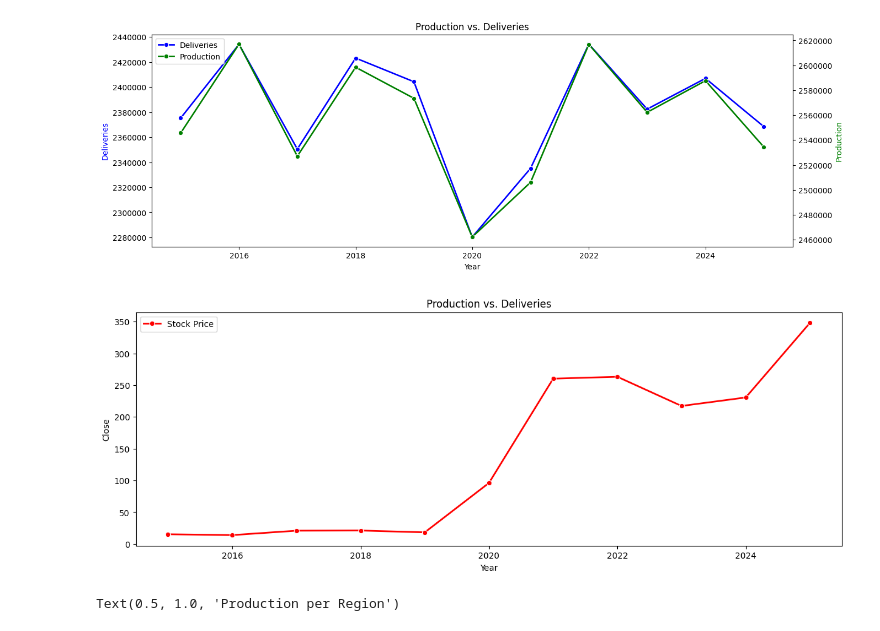
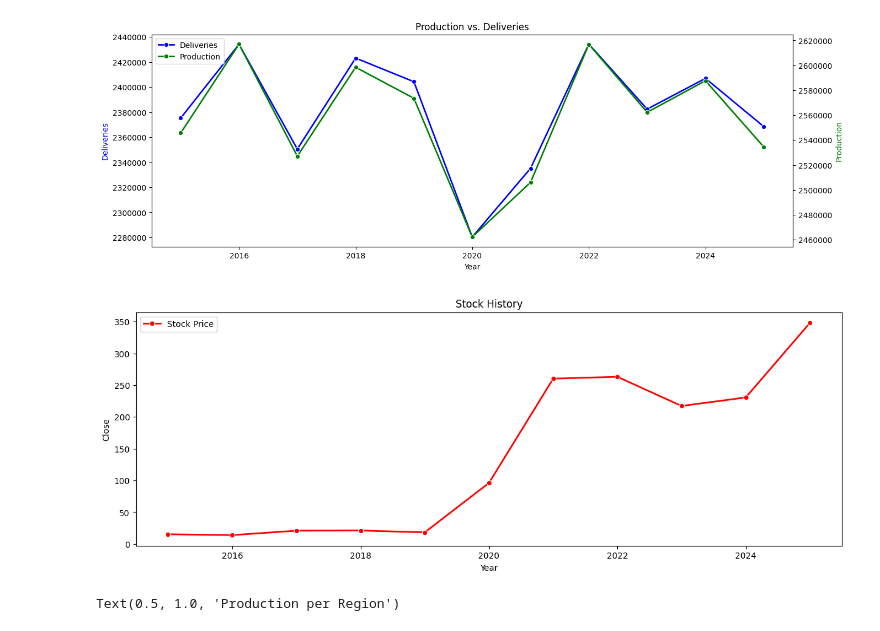
Before and after one commit to ThiagoPBorges/Tesla-Deliveries-and-Production, a Jupyter notebook: Notebook/03_exploratory_data_analysis.ipynb, the cells around one changed output. Drawn from its saved outputs; the diff is of its cells as text; code cells hidden in the pictures.

```diff
--- a/Notebook/03_exploratory_data_analysis.ipynb
+++ b/Notebook/03_exploratory_data_analysis.ipynb
@@ -99,27 +99,27 @@ plt.show()
 # %%
 df_stock['Year'] = df_stock.index.year
 
 plt.figure(figsize=(15,5))
 
 color = 'red'
 sns.lineplot(
     data=df_stock,
     x='Year',
     y='Close',
     estimator='mean',
     errorbar=None,
     color=color,
     label='Stock Price',
     linewidth=2,
     marker='o'
 )
 plt.ticklabel_format(style='plain')
 
-plt.title('Production vs. Deliveries')
+plt.title('Stock History')
 plt.ticklabel_format(style='plain')
 plt.show()
 # %% [output]
-[figure, old version]
+[figure, new version]
 # %%
 prod_region = df.groupby(['Year', 'Region'])['Production_Units'].sum().reset_index()
 
```
Also changed, not shown: parts of 1 cell of this notebook, 1 other file.
